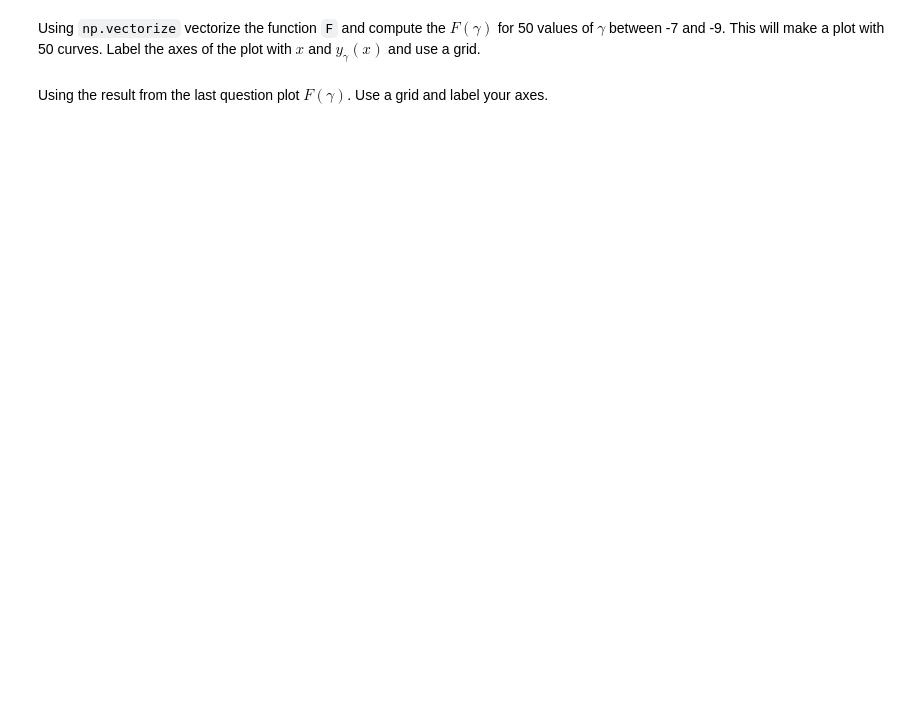
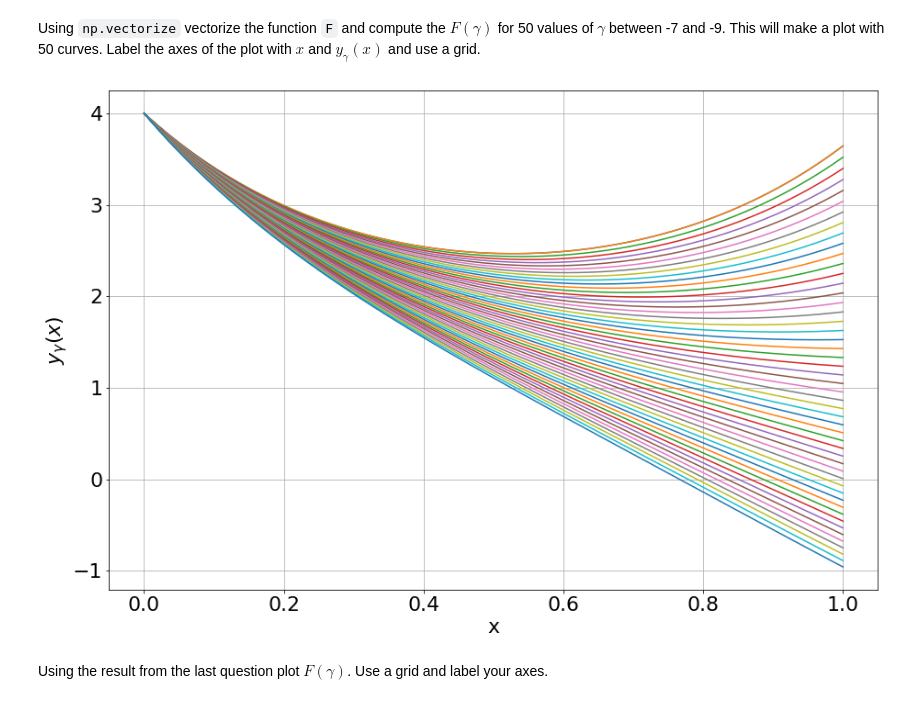
Before and after one commit to loby368/Computational-Science, a Jupyter notebook: Assignment 3/Assignment-3.ipynb, the cells around one changed output. Saved outputs shown, nothing was run; the diff lists cells and outputs as text; code cells hidden in the pictures; blank space fills up the shorter version.

```diff
--- a/Assignment 3/Assignment-3.ipynb
+++ b/Assignment 3/Assignment-3.ipynb
@@ -473,4 +559,12 @@ Within a single cell, run your function $F$ for $\gamma = -7$ and $\gamma = -9$.
 # %% [markdown]
 Using ``np.vectorize`` vectorize the function ``F`` and compute the $F(\gamma)$ for 50 values of $\gamma$ between -7 and -9. This will make a plot with 50 curves. Label the axes of the plot with $x$ and $y_\gamma(x)$ and use a grid.
+# %%
+plt.xlabel('x')
+plt.ylabel('$y_\gamma(x)$')
+step = np.linspace(-7,-9,50)
+vF = np.vectorize(F)
+y = vF(step)
+# %% [output]
+[figure, added]
 # %% [markdown]
 Using the result from the last question plot $F(\gamma)$. Use a grid and label your axes.
```
Also changed, not shown: parts of 15 cells of this notebook.
